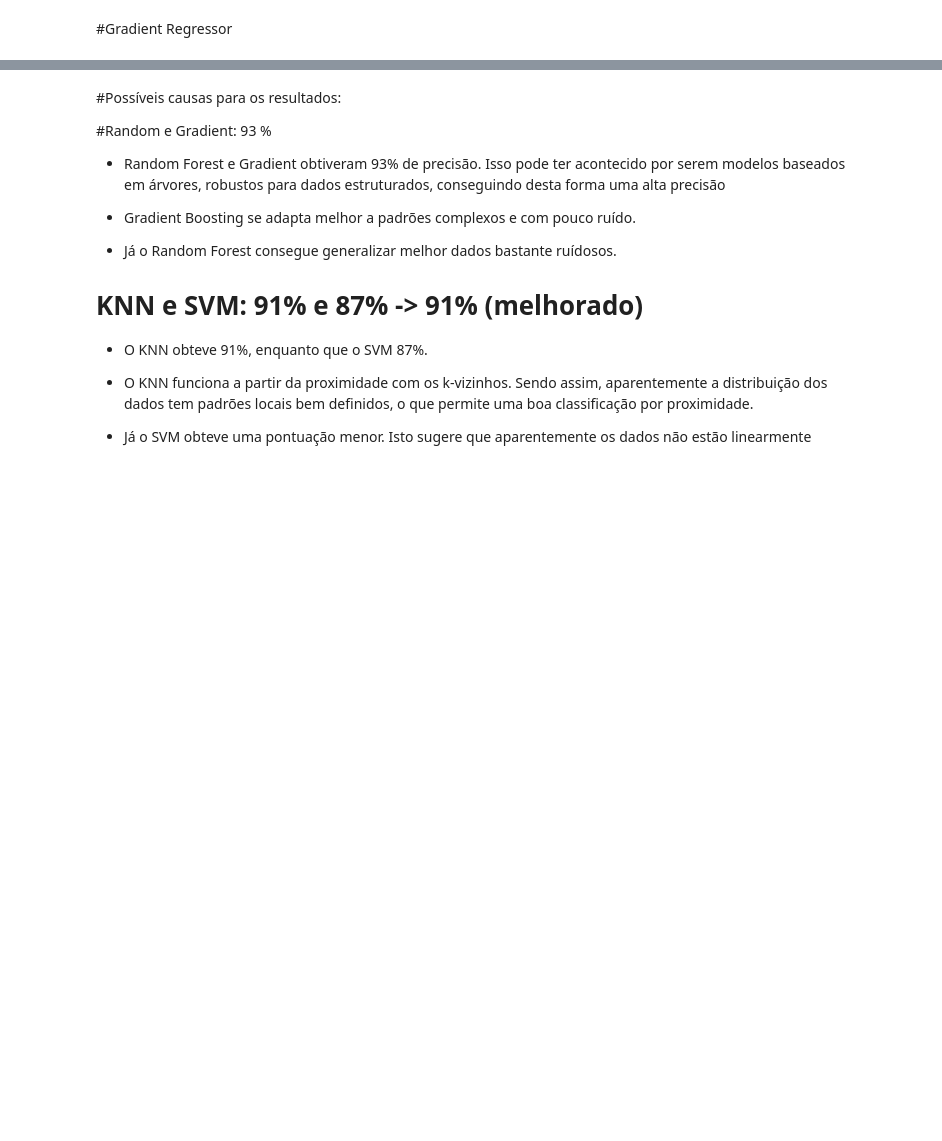
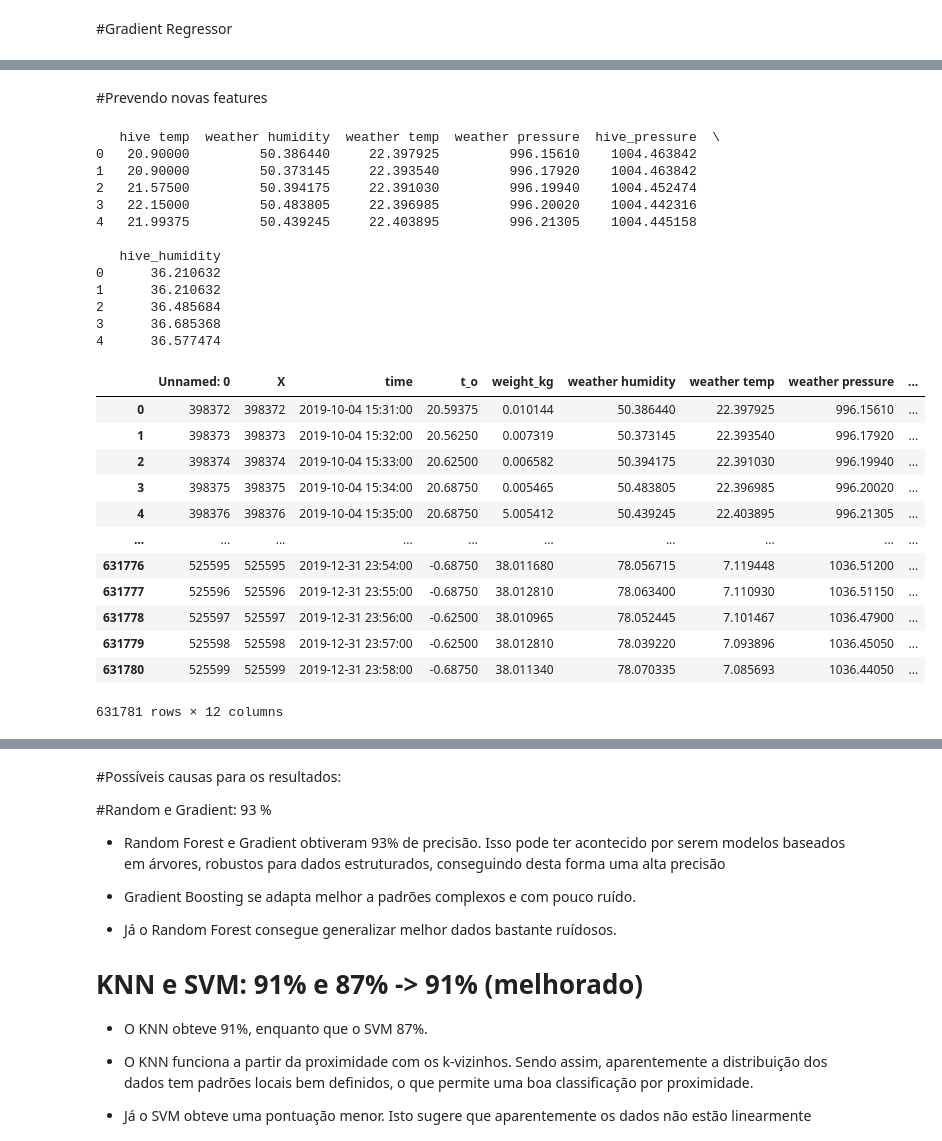
Before and after one commit to matheusbuenowb/Data-Mining-Bee-Colony, a Jupyter notebook: Atividade_IC.ipynb, the cells around one changed output, grey strips where cells are left out. Saved outputs shown, nothing was run; the diff lists cells and outputs as text; code cells hidden in the pictures; blank space fills up the shorter version.

Commit message:
Criada a função predictMissingFeatures, responsável por predizer as features faltantes (hive pressure e hive humidity) do dataset de teste.

```diff
--- a/Atividade_IC.ipynb
+++ b/Atividade_IC.ipynb
@@ -349,6 +349,35 @@ def trainModelRegressor(model, nameSave):
   #Salva o modelo treinado com o joblib
   joblib.dump(model, f'{nameSave}')
   print(f"Modelo salvo em '{nameSave}'")
+
+def predictMissingFeatures(modelNamePressure, modelNameHumidity, input_df):
+    # Carrega o modelo treinado
+    loaded_model = joblib.load(modelNamePressure)
+    loaded_model2 = joblib.load(modelNameHumidity)
+
+    # Faz uma cópia do DataFrame original para preservar os dados
+    df_copy = input_df.copy()
+
+    # Define as features que o modelo espera
+    features = ['hive temp',
+                'weather temp', 'weather humidity', 'weather pressure']
+
+    # Garante que só essas colunas sejam usadas na predição
+    X_new = df_copy[features]
+
+    # Faz as previsões
+    predictionsPressure = loaded_model.predict(X_new)
+    predictionsHumidity = loaded_model2.predict(X_new)
+
+    # Adiciona a coluna com os valores previstos ao dataframe copiado
+    df_copy['hive pressure'] = predictionsPressure
+    df_copy['hive humidity'] = predictionsHumidity
+
+    # Mostra um exemplo de previsão
+    print(df_copy[['hive temp', 'weather humidity', 'weather temp', 'weather pressure',
+                   'hive pressure', 'hive humidity']].head())
+
+    return df_copy  # Retorna o DataFrame com as previsões adicionadas
 # %% [markdown]
 #Random Forest Regressor
 # %%
@@ -559,0 +574,36 @@ Resultado para a feature:  Umidade relativa da colmeia
+# %% [markdown]
+#Prevendo novas features
+# %%
+input_df = pd.read_csv("/content/dadosTeste.csv")
+
+novo_df = predictMissingFeatures("random_forest_hive_pressure.pkl",
+                                "random_forest_hive_humidity.pkl", input_df)
+
+novo_df
+# %% [output]
+   hive temp  weather humidity  weather temp  weather pressure  hive_pressure  \
+0   20.90000         50.386440     22.397925         996.15610    1004.463842
+1   20.90000         50.373145     22.393540         996.17920    1004.463842
+2   21.57500         50.394175     22.391030         996.19940    1004.452474
+3   22.15000         50.483805     22.396985         996.20020    1004.442316
+4   21.99375         50.439245     22.403895         996.21305    1004.445158
+
+   hive_humidity
+0      36.210632
+1      36.210632
+2      36.485684
+3      36.685368
+4      36.577474
+|  | Unnamed: 0 | X | time | t_o | weight_kg | weather humidity | weather temp | weather pressure | ... |
+| 0 | 398372 | 398372 | 2019-10-04 15:31:00 | 20.59375 | 0.010144 | 50.386440 | 22.397925 | 996.15610 | ... |
+| 1 | 398373 | 398373 | 2019-10-04 15:32:00 | 20.56250 | 0.007319 | 50.373145 | 22.393540 | 996.17920 | ... |
+| 2 | 398374 | 398374 | 2019-10-04 15:33:00 | 20.62500 | 0.006582 | 50.394175 | 22.391030 | 996.19940 | ... |
+| 3 | 398375 | 398375 | 2019-10-04 15:34:00 | 20.68750 | 0.005465 | 50.483805 | 22.396985 | 996.20020 | ... |
+| 4 | 398376 | 398376 | 2019-10-04 15:35:00 | 20.68750 | 5.005412 | 50.439245 | 22.403895 | 996.21305 | ... |
+| ... | ... | ... | ... | ... | ... | ... | ... | ... | ... |
+| 631776 | 525595 | 525595 | 2019-12-31 23:54:00 | -0.68750 | 38.011680 | 78.056715 | 7.119448 | 1036.51200 | ... |
+| 631777 | 525596 | 525596 | 2019-12-31 23:55:00 | -0.68750 | 38.012810 | 78.063400 | 7.110930 | 1036.51150 | ... |
+| 631778 | 525597 | 525597 | 2019-12-31 23:56:00 | -0.62500 | 38.010965 | 78.052445 | 7.101467 | 1036.47900 | ... |
+| 631779 | 525598 | 525598 | 2019-12-31 23:57:00 | -0.62500 | 38.012810 | 78.039220 | 7.093896 | 1036.45050 | ... |
+| 631780 | 525599 | 525599 | 2019-12-31 23:58:00 | -0.68750 | 38.011340 | 78.070335 | 7.085693 | 1036.44050 | ... |
+631781 rows × 12 columns
```
Also changed, not shown: parts of 17 cells of this notebook.
